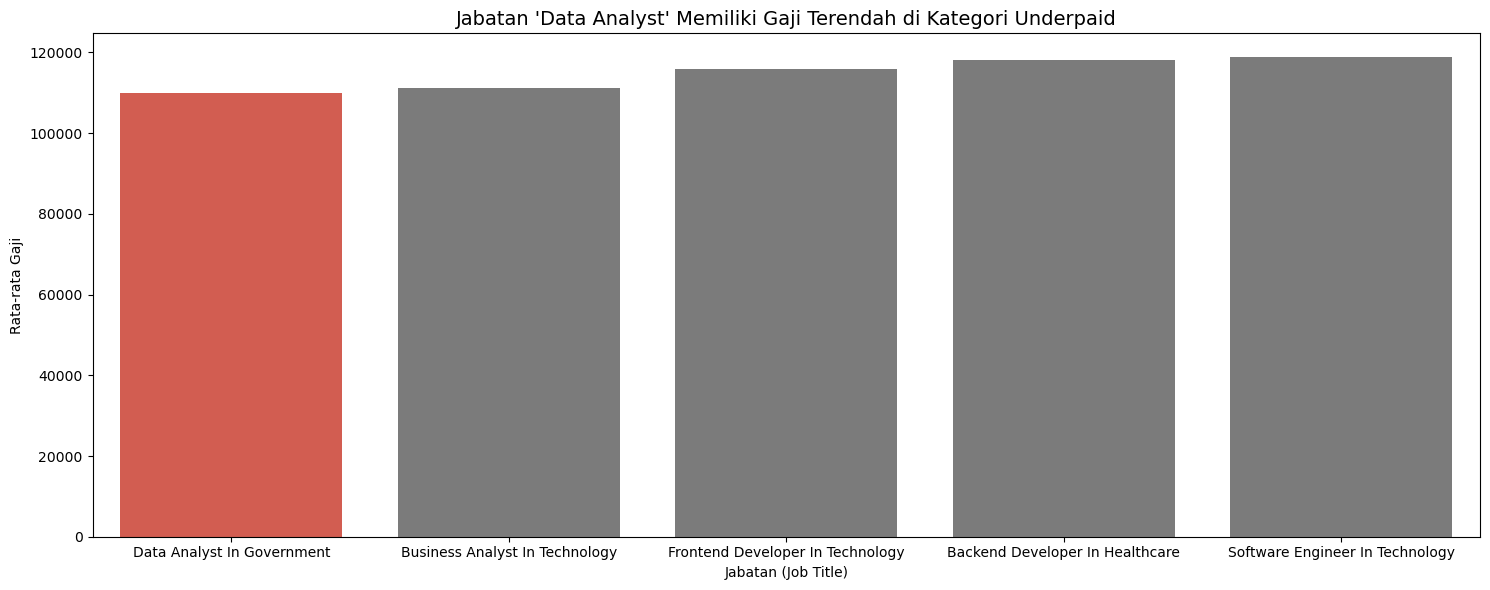
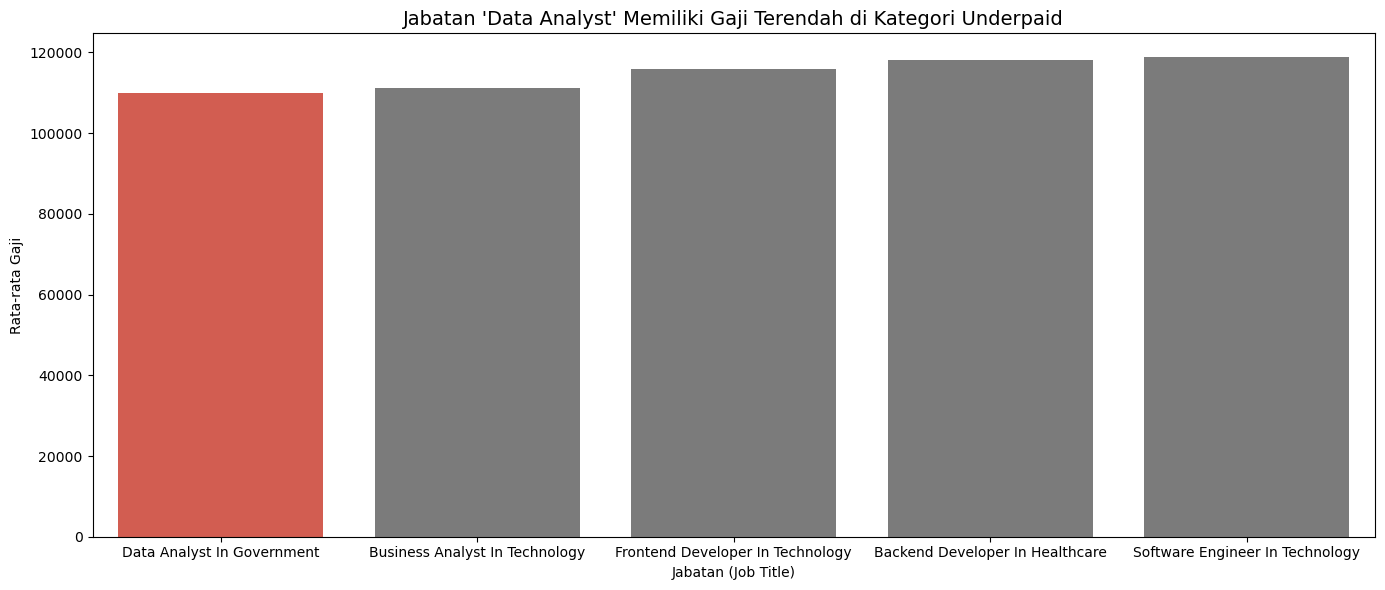
The notebook cell's code change between the first figure and the second:
--- before
+++ after
@@ -13,5 +13,5 @@
 colors = ['#e74c3c' if (x == plot_data.min()) else "#7b7b7b" for x in plot_data]
 
-plt.figure(figsize=(15, 6))
+plt.figure(figsize=(14, 6))
 sns.barplot(x=plot_data.index, y=plot_data.values, palette=colors,hue=plot_data.index,legend=False)
 plt.title(f"Jabatan '{topjob_underpaid['job_title']}' Memiliki Gaji Terendah di Kategori Underpaid", fontsize=14)

Commit: update code